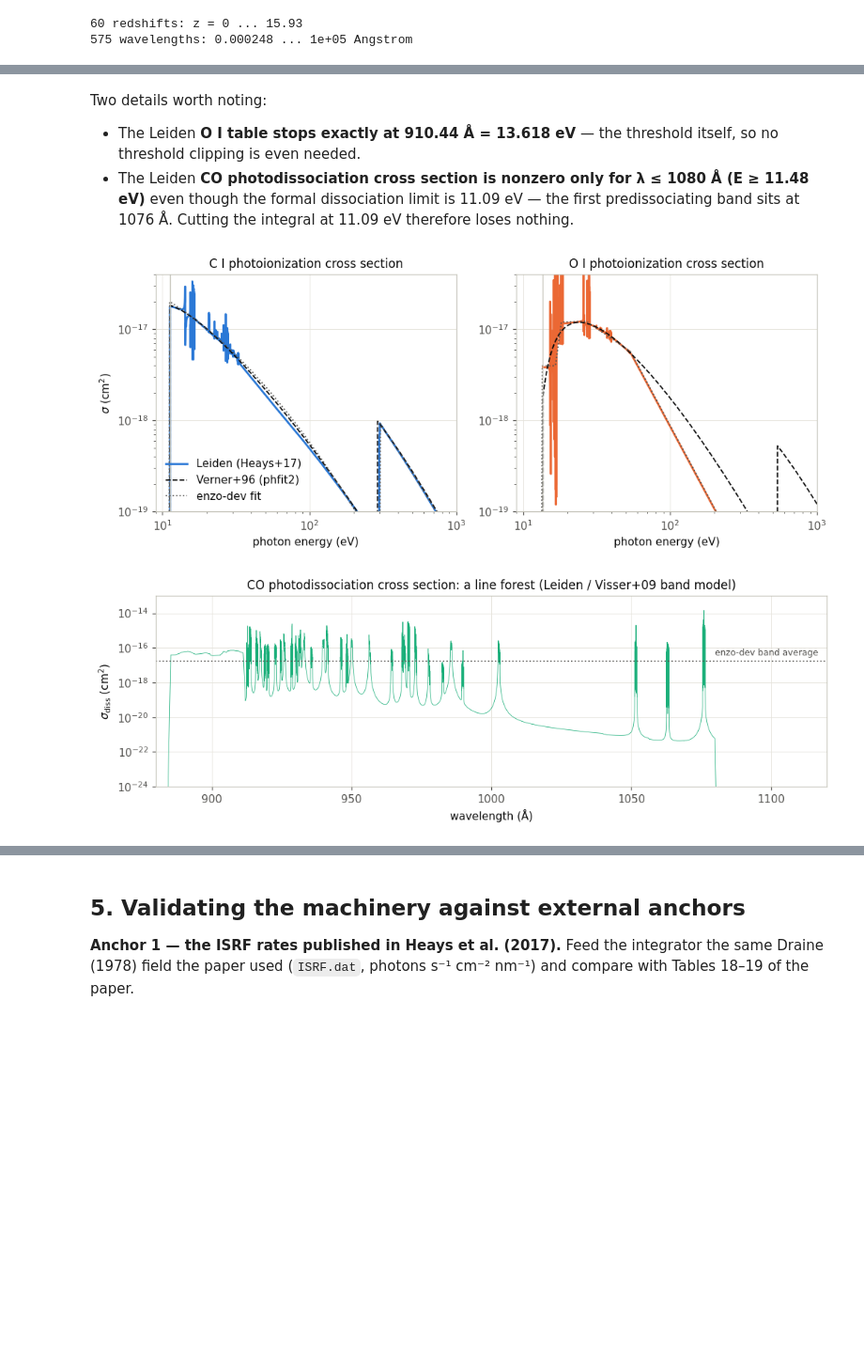
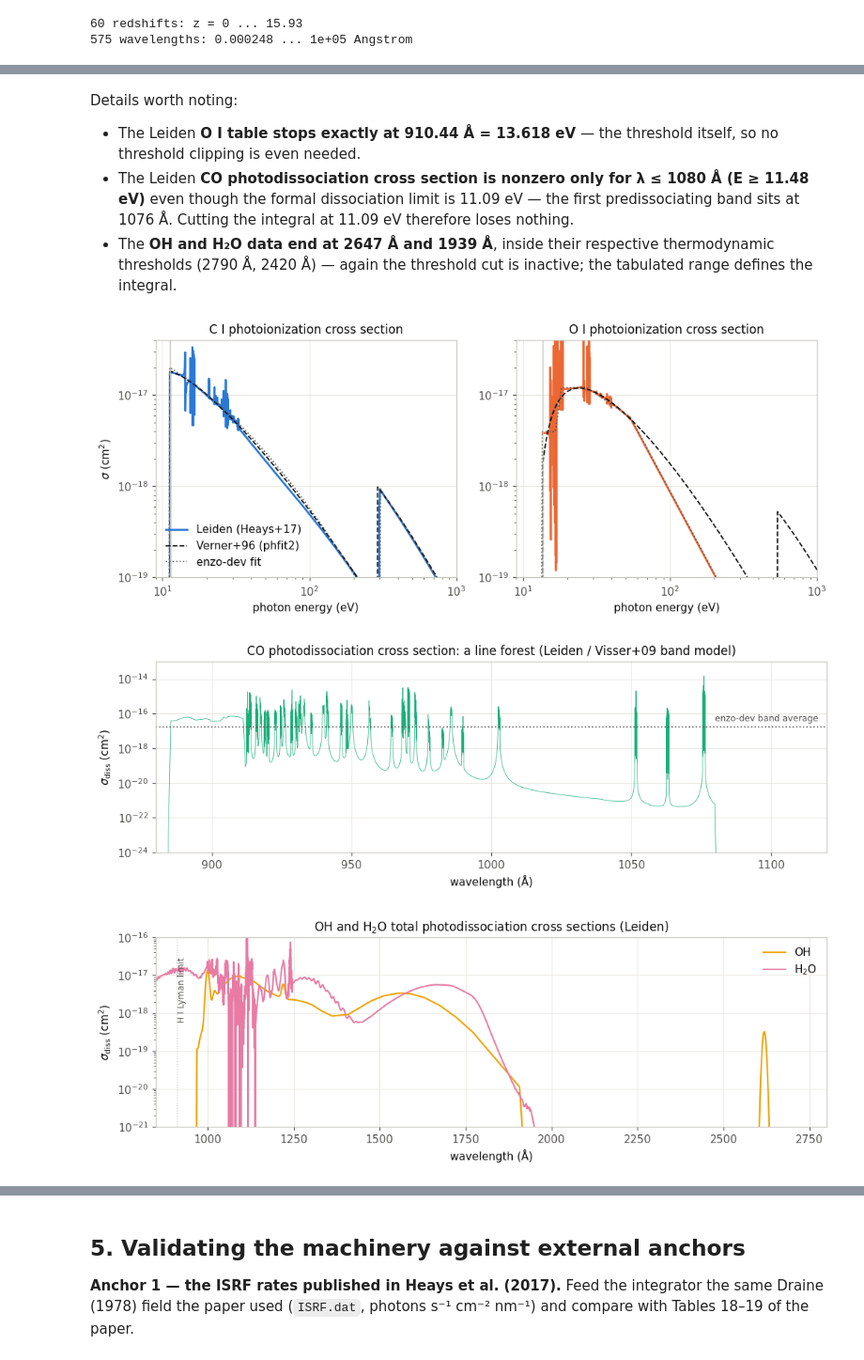
Before and after one commit to aqua-hl/gracklenewchem, a Jupyter notebook: scripts/verify_metal_UVB_rates.ipynb, the cells around one changed output, grey strips where cells are left out. Shown at 94% size. Saved outputs shown, nothing was run; the diff lists cells and outputs as text; code cells hidden in the pictures; blank space fills up the shorter version.

```diff
--- a/scripts/verify_metal_UVB_rates.ipynb
+++ b/scripts/verify_metal_UVB_rates.ipynb
@@ -194,16 +220,20 @@ def load_leiden(species, dataset):
     for i in range(1, lam.size):
         if lam[i] <= lam[i - 1]:
             lam[i] = np.nextafter(lam[i - 1], np.inf)
-    txt = readme.decode() if isinstance(readme, bytes) else str(readme)
-    print(f"--- {species}: " + txt.replace(chr(92)+"n", " | ")[:150])
+    txt = str(readme.decode() if isinstance(readme, bytes) else readme)
+    print(f"--- {species}: " + " | ".join(txt.split(chr(10)))[:150])
     return lam, sig
 
-lamC,  sigC  = load_leiden("C",  "photoionisation")
-lamO,  sigO  = load_leiden("O",  "photoionisation")
-lamCO, sigCO = load_leiden("CO", "photodissociation")
+lamC,   sigC   = load_leiden("C",   "photoionisation")
+lamO,   sigO   = load_leiden("O",   "photoionisation")
+lamCO,  sigCO  = load_leiden("CO",  "photodissociation")
+lamOH,  sigOH  = load_leiden("OH",  "photodissociation")
+lamH2O, sigH2O = load_leiden("H2O", "photodissociation")
 
-for name, l, s in (("C", lamC, sigC), ("O", lamO, sigO), ("CO", lamCO, sigCO)):
-    lmax = l[s > 0].max()
-    print(f"{name:>3}: {l.size} points, sigma > 0 only for lam <= {lmax:.1f} A "
-          f"(E >= {HC_EV_ANG/lmax:.3f} eV)")
+print()
+for name, l, s in (("C", lamC, sigC), ("O", lamO, sigO), ("CO", lamCO, sigCO),
+                   ("OH", lamOH, sigOH), ("H2O", lamH2O, sigH2O)):
+    nz = l[s > 0]
+    print(f"{name:>4}: {l.size:>7} points, sigma > 0 for lam <= {nz.max():.1f} A "
+          f"(E >= {HC_EV_ANG/nz.max():.3f} eV)")
 # %% [output]
@@ -221,5 +251,5 @@ references: mendoza1996 http://stacks.iop.org/1402-4896/1996/i=T65/a=030, TOPbas
 # %% [markdown]
-Two details worth noting:
+Details worth noting:
 
 - The Leiden **O I table stops exactly at 910.44 Å = 13.618 eV** — the threshold itself, so no
   threshold clipping is even needed.
@@ -227,6 +257,9 @@ Two details worth noting:
   (E ≥ 11.48 eV)** even though the formal dissociation limit is 11.09 eV — the first
   predissociating band sits at 1076 Å. Cutting the integral at 11.09 eV therefore loses
   nothing.
+- The **OH and H₂O data end at 2647 Å and 1939 Å**, inside their respective thermodynamic
+  thresholds (2790 Å, 2420 Å) — again the threshold cut is inactive; the tabulated range
+  defines the integral.
 # %%
 # Verner et al. (1996) totals, tabulated by the compiled phfit2.f reference code
 _v = np.loadtxt(os.path.join(DATA, "verner_sigma.dat"))       # E[eV], HI, CI, OI [Mb]
@@ -257,39 +290,53 @@ def enzo_grid(fn, emin=5.0, emax=2000.0, n=4000):
     E = np.logspace(np.log10(emin), np.log10(emax), n)
     return (HC_EV_ANG / E)[::-1].copy(), fn(E)[::-1].copy()
 
-SIGMA_ENZO_CO = 1.74554e-17   # cm^2, band-averaged (same source file)
+# constant LW-band averages from the same source file
+SIGMA_ENZO = {"CO": 1.74554e-17, "OH": 3.56213e-18, "H2O": 1.01407e-17}
 # %%
 fig, axes = plt.subplots(1, 2, figsize=(9.6, 4.0))
 for ax, sp, lam_l, sig_l, efit, col in (
         (axes[0], "C I", lamC, sigC, sigma_enzo_CI, C_CI),
         (axes[1], "O I", lamO, sigO, sigma_enzo_OI, C_OI)):
     E_l = HC_EV_ANG / lam_l
     ax.loglog(E_l, sig_l, color=col, lw=1.8, label="Leiden (Heays+17)")
     lam_v, sig_v = verner["CI" if sp == "C I" else "OI"]
     ax.loglog(HC_EV_ANG / lam_v, sig_v, color="#0b0b0b", lw=1.2, ls="--",
               label="Verner+96 (phfit2)")
     E = np.logspace(1, 3, 400)
     ax.loglog(E, efit(E), color=C_REF, lw=1.2, ls=":", label="enzo-dev fit")
     ax.axvline(E_TH[sp.replace(" ", "")], color="#c3c2b7", lw=0.9)
     ax.set(xlim=(9, 1000), ylim=(1e-19, 4e-17), xlabel="photon energy (eV)",
            title=f"{sp} photoionization cross section")
 axes[0].set_ylabel(r"$\sigma$ (cm$^2$)")
 axes[0].legend(loc="lower left")
 plt.tight_layout(); plt.show()
 
 fig, ax = plt.subplots(figsize=(9.6, 3.4))
 m = (lamCO > 880) & (lamCO < 1120)
 ax.semilogy(lamCO[m], np.maximum(sigCO[m], 1e-26), color=C_CO, lw=0.5)
-ax.axhline(SIGMA_ENZO_CO, color=C_REF, lw=1.2, ls=":")
-ax.text(1117, SIGMA_ENZO_CO * 2.0, "enzo-dev band average", fontsize=8,
+ax.axhline(SIGMA_ENZO["CO"], color=C_REF, lw=1.2, ls=":")
+ax.text(1117, SIGMA_ENZO["CO"] * 2.0, "enzo-dev band average", fontsize=8,
         color=C_REF, ha="right")
 ax.set(xlim=(880, 1120), ylim=(1e-24, 1e-13), xlabel="wavelength (Å)",
        ylabel=r"$\sigma_{\rm diss}$ (cm$^2$)",
        title="CO photodissociation cross section: a line forest (Leiden / Visser+09 band model)")
 plt.tight_layout(); plt.show()
+
+fig, ax = plt.subplots(figsize=(9.6, 3.4))
+ax.semilogy(lamOH, np.maximum(sigOH, 1e-26), color=C_OH, lw=1.4, label="OH")
+ax.semilogy(lamH2O, np.maximum(sigH2O, 1e-26), color=C_H2O, lw=1.4, label=r"H$_2$O")
+ax.axvline(912.0, color="#c3c2b7", lw=0.9, ls=":")
+ax.text(912, 3e-17, " H I Lyman limit", rotation=90, va="top", fontsize=8,
+        color="#52514e")
+ax.set(xlim=(850, 2800), ylim=(1e-21, 1e-16), xlabel="wavelength (Å)",
+       ylabel=r"$\sigma_{\rm diss}$ (cm$^2$)",
+       title="OH and H$_2$O total photodissociation cross sections (Leiden)")
+ax.legend(loc="upper right")
+plt.tight_layout(); plt.show()
 # %% [output]
 [figure]
 [figure]
+[figure, added]
 # %% [markdown]
 The C I and O I fits agree well between all three sources (the enzo fit for C I reads a few
 tens of percent high at 10–30 eV — quantified in §7). The CO panel makes the key numerical
```
Also changed, not shown: parts of 20 cells of this notebook, 14 other files.
